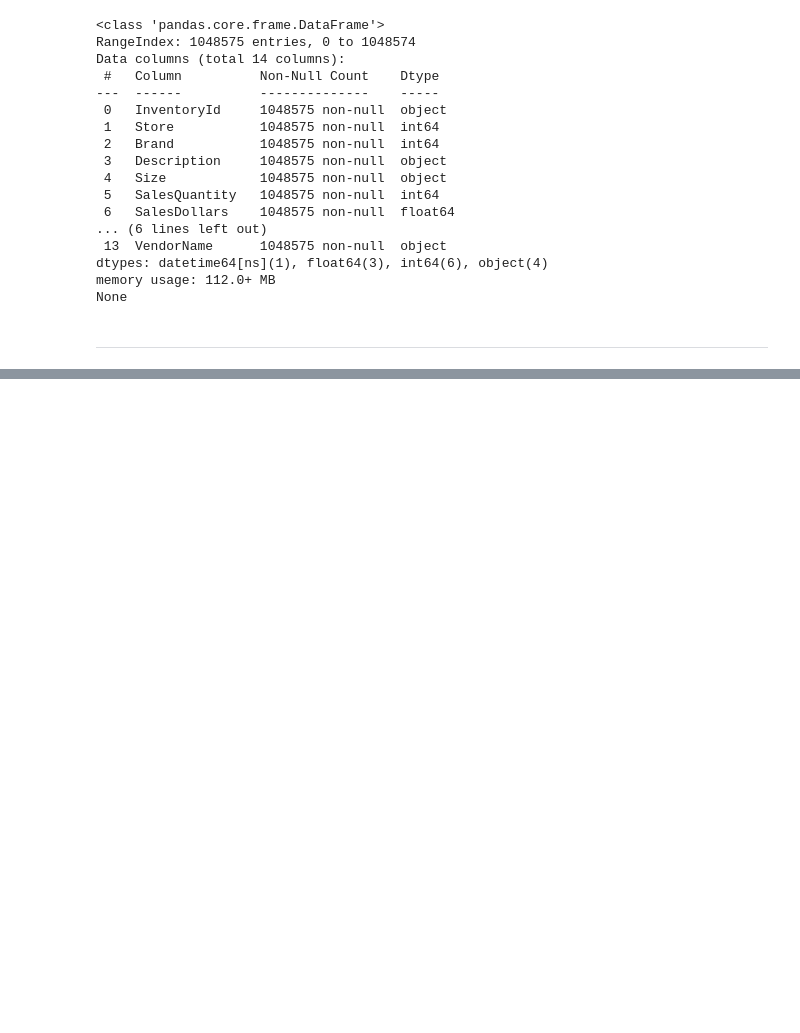
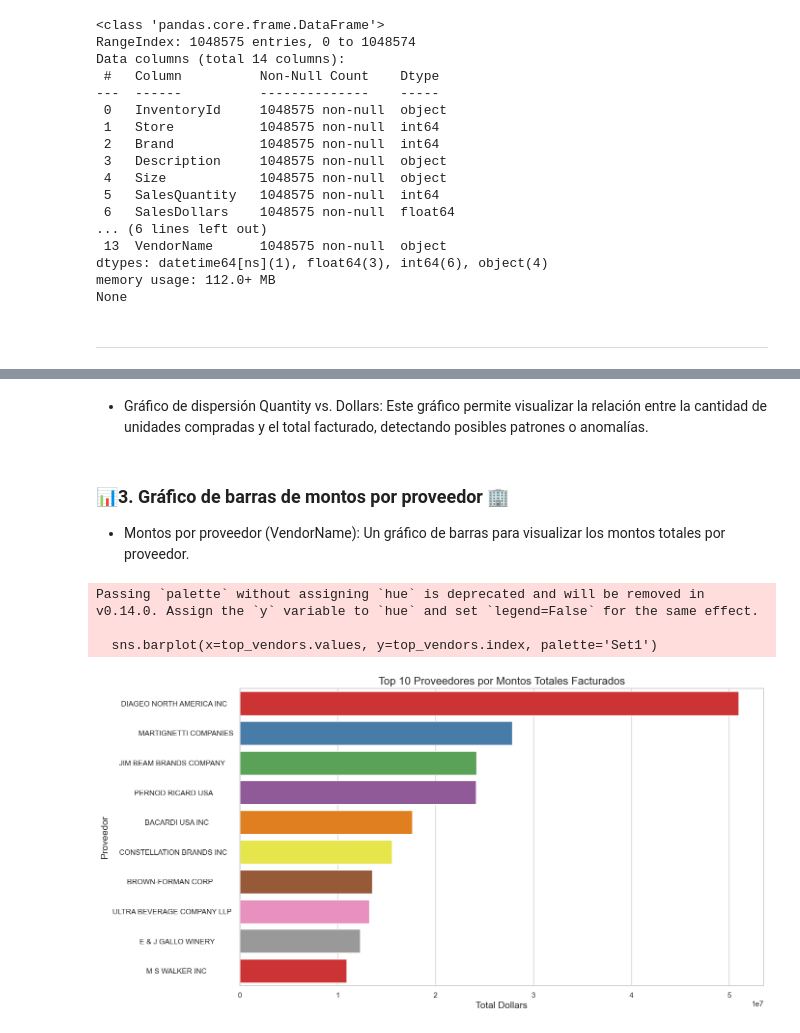
Before and after one commit to Dapt01G2-Henry/ComerLogistics, a Jupyter notebook: Sprint_1/EDA y ETL/EDA y ETL.ipynb, the cells around one changed output, grey strips where cells are left out. Saved outputs shown, nothing was run; the diff lists cells and outputs as text; code cells hidden in the pictures; blank space fills up the shorter version.

```diff
--- a/Sprint_1/EDA y ETL/EDA y ETL.ipynb
+++ b/Sprint_1/EDA y ETL/EDA y ETL.ipynb
@@ -492,0 +704,19 @@ None
+# %% [markdown]
+* Gráfico de dispersión Quantity vs. Dollars: Este gráfico permite visualizar la relación entre la cantidad de unidades compradas y el total facturado, detectando posibles patrones o anomalías.
+# %% [markdown]
+### 📊3. Gráfico de barras de montos por proveedor 🏢
+* Montos por proveedor (VendorName): Un gráfico de barras para visualizar los montos totales por proveedor.
+# %%
+# 3. Gráfico de barras de montos por proveedor 🏢
+plt.figure(figsize=(14, 8))
+top_vendors = invoice_purchases_df1.groupby('VendorName')['Dollars'].sum().nlargest(10)
+sns.barplot(x=top_vendors.values, y=top_vendors.index, palette='Set1')
+plt.title('Top 10 Proveedores por Montos Totales Facturados', fontsize=16)
+plt.xlabel('Total Dollars', fontsize=14)
+plt.ylabel('Proveedor', fontsize=14)
+plt.show()
+# %% [output]
+Passing `palette` without assigning `hue` is deprecated and will be removed in v0.14.0. Assign the `y` variable to `hue` and set `legend=False` for the same effect.
+
+  sns.barplot(x=top_vendors.values, y=top_vendors.index, palette='Set1')
+[figure, added]
```
Also changed, not shown: parts of 36 cells of this notebook, 3 other files.
